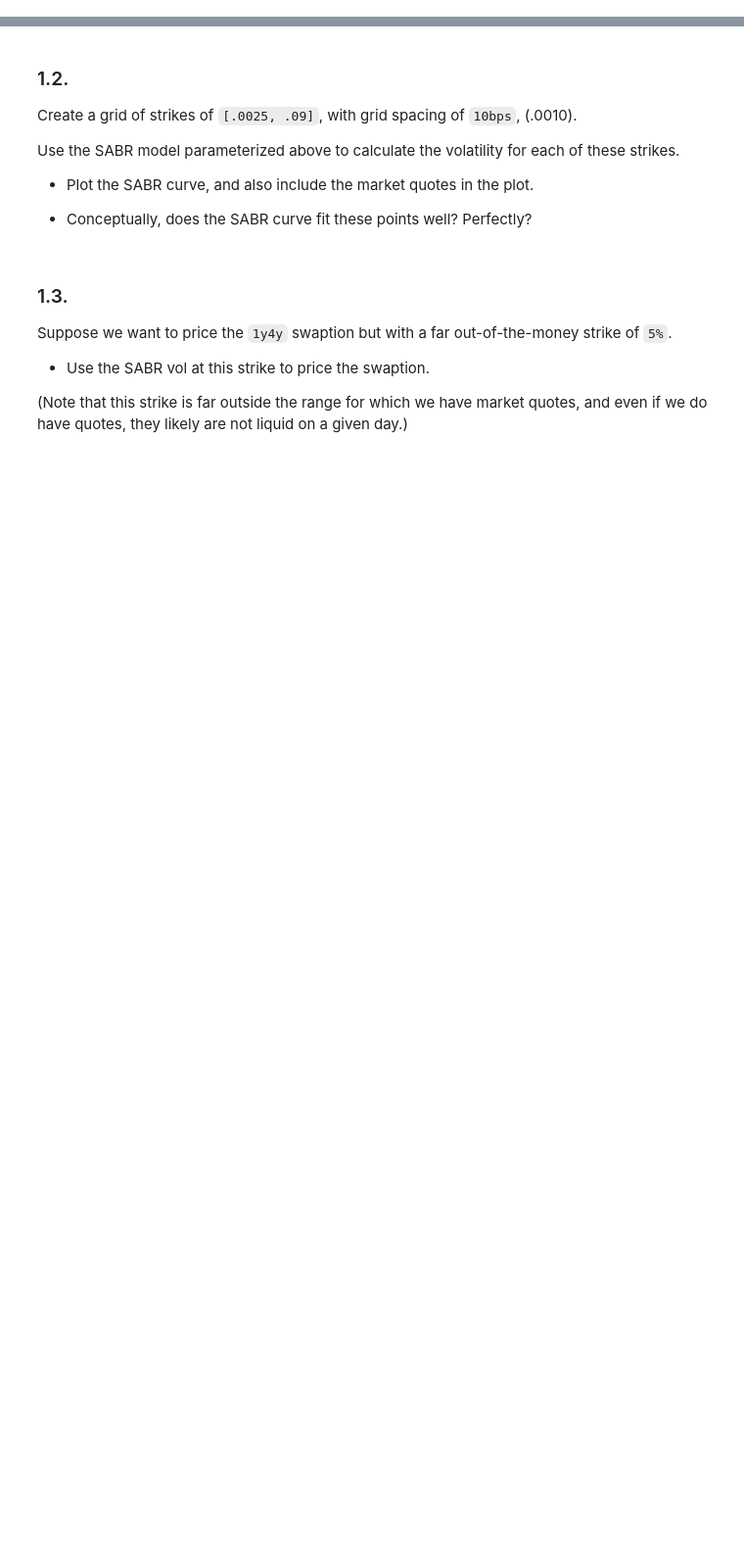
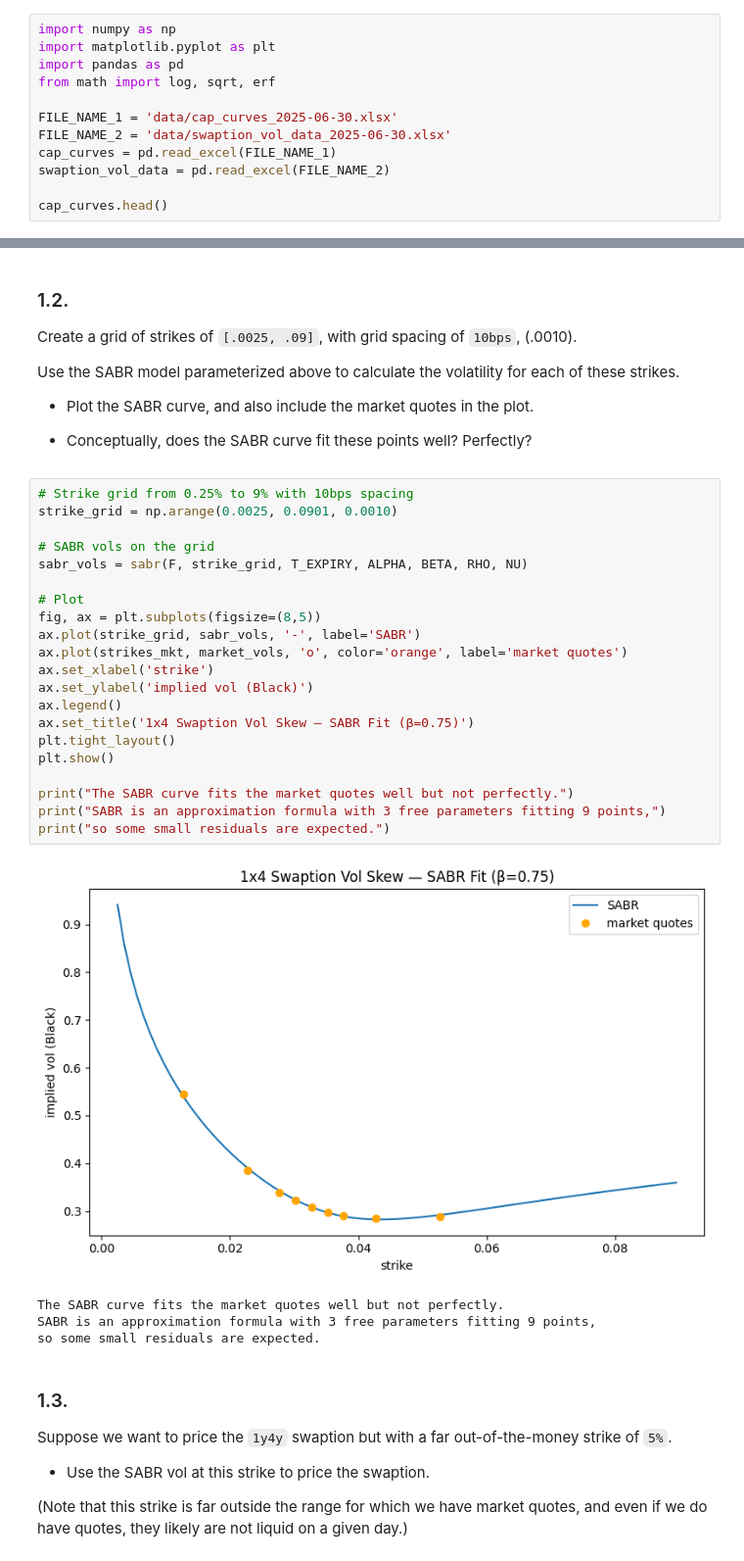
Before and after one commit to UChicago-Computing-for-Finance/Fixed-Income-Derivatives, a Jupyter notebook: A3/E.8.2._20Swaption_20Vol_20Skew.ipynb, the cells around one changed output, grey strips where cells are left out. Shown at 98% size. Drawn from its saved outputs; the diff is of its cells as text; blank space fills up the shorter version.

```diff
--- a/A3/E.8.2._20Swaption_20Vol_20Skew.ipynb
+++ b/A3/E.8.2._20Swaption_20Vol_20Skew.ipynb
@@ -94,3 +94,15 @@ Consider the following swaption with the following features:
 * underlying is a fixed-for-floating (SOFR) swap
 * the underlying swap has **quarterly** payment frequency
 * this is a **payer** swaption, which gives the holder the option to **pay** the fixed swap rate and receive SOFR.
+# %%
+import numpy as np
+import matplotlib.pyplot as plt
+import pandas as pd
+from math import log, sqrt, erf
+
+FILE_NAME_1 = 'data/cap_curves_2025-06-30.xlsx'
+FILE_NAME_2 = 'data/swaption_vol_data_2025-06-30.xlsx'
+cap_curves = pd.read_excel(FILE_NAME_1)
+swaption_vol_data = pd.read_excel(FILE_NAME_2)
+
+cap_curves.head()
@@ -113,6 +219,32 @@ Use the SABR model parameterized above to calculate the volatility for each of t
 * Plot the SABR curve, and also include the market quotes in the plot.
 
 * Conceptually, does the SABR curve fit these points well? Perfectly?
+# %%
+# Strike grid from 0.25% to 9% with 10bps spacing
+strike_grid = np.arange(0.0025, 0.0901, 0.0010)
+
+# SABR vols on the grid
+sabr_vols = sabr(F, strike_grid, T_EXPIRY, ALPHA, BETA, RHO, NU)
+
+# Plot
+fig, ax = plt.subplots(figsize=(8,5))
+ax.plot(strike_grid, sabr_vols, '-', label='SABR')
+ax.plot(strikes_mkt, market_vols, 'o', color='orange', label='market quotes')
+ax.set_xlabel('strike')
+ax.set_ylabel('implied vol (Black)')
+ax.legend()
+ax.set_title('1x4 Swaption Vol Skew — SABR Fit (β=0.75)')
+plt.tight_layout()
+plt.show()
+
+print("The SABR curve fits the market quotes well but not perfectly.")
+print("SABR is an approximation formula with 3 free parameters fitting 9 points,")
+print("so some small residuals are expected.")
+# %% [output]
+[figure, added]
+The SABR curve fits the market quotes well but not perfectly.
+SABR is an approximation formula with 3 free parameters fitting 9 points,
+so some small residuals are expected.
 # %% [markdown]
 ### 1.3.
 Suppose we want to price the `1y4y` swaption but with a far out-of-the-money strike of `5%`.
```
Also changed, not shown: parts of 9 cells of this notebook, 2 other files.
